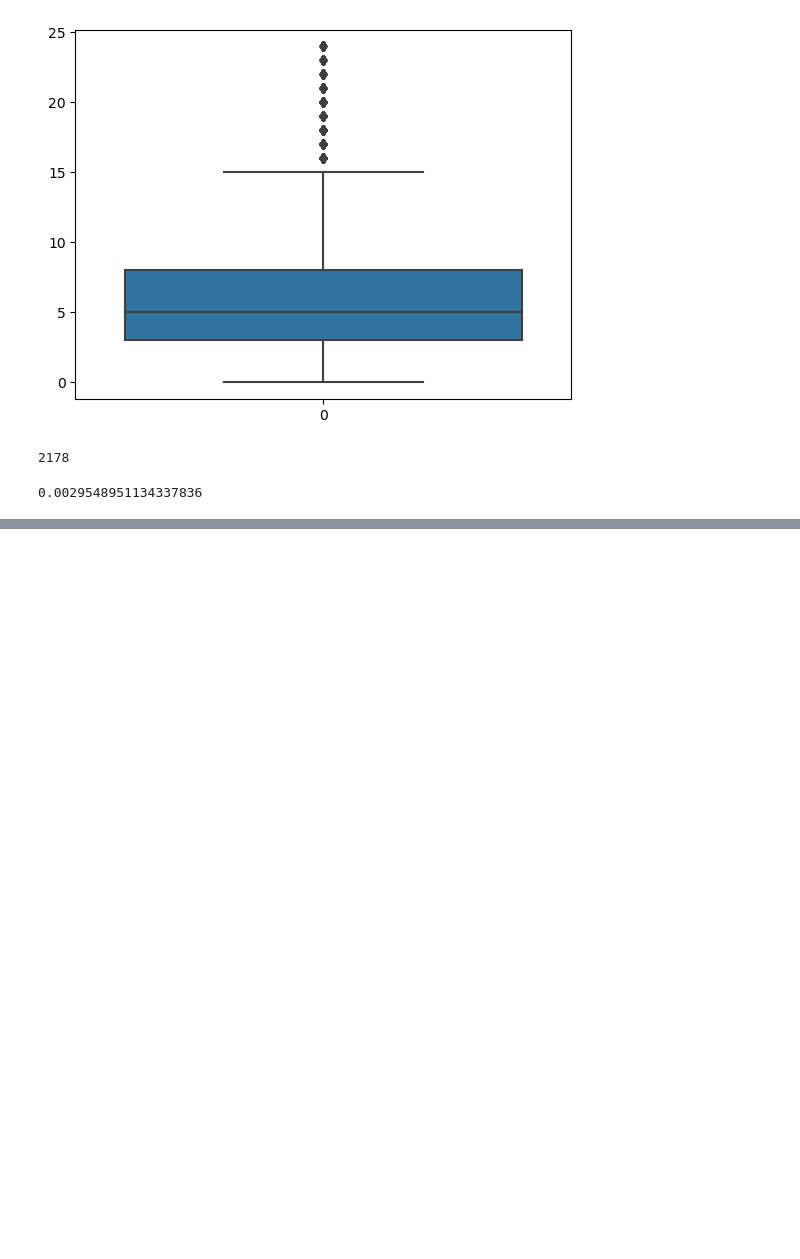
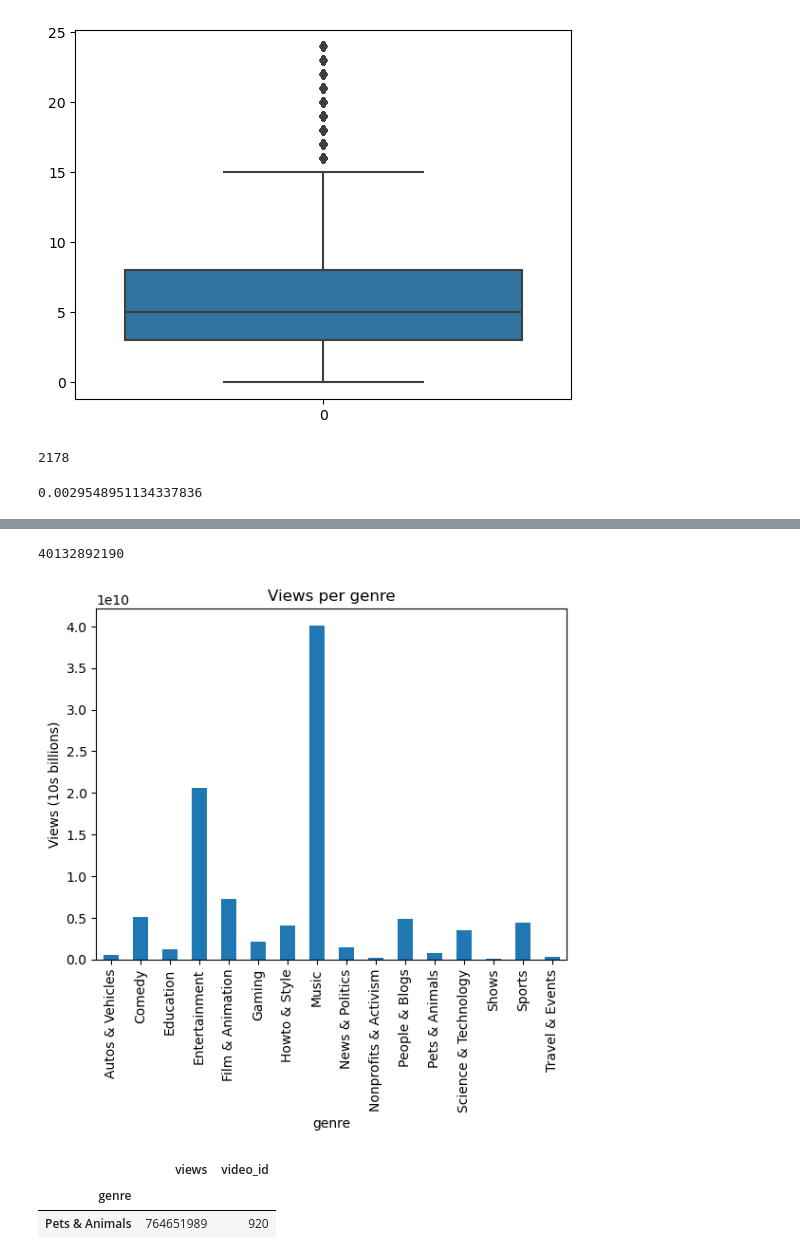
Before and after one commit to CTWills/pandas_eda_case_study, a Jupyter notebook: youtube_eda.ipynb, the cells around one changed output, grey strips where cells are left out. Saved outputs shown, nothing was run; the diff lists cells and outputs as text; code cells hidden in the pictures; blank space fills up the shorter version.

```diff
--- a/youtube_eda.ipynb
+++ b/youtube_eda.ipynb
@@ -143,0 +150,15 @@ val_counts_df.loc['0 days']
+# %%
+genre_views = youtube_data.groupby("genre")["views"].sum()
+genre_views.plot(kind="bar", ylabel="Views (10s billions)", title="Views per genre")
+
+genre_views.max()
+# %% [output]
+40132892190
+[figure, added]
+# %%
+views_per_genre = pd.concat([genre_views, videos_per_genre], axis=1)
+views_per_genre.sample()
+# %% [output]
+|  | views | video_id |
+| genre |  |  |
+| Pets & Animals | 764651989 | 920 |
```
Also changed, not shown: parts of 13 cells of this notebook, 8 other files.
